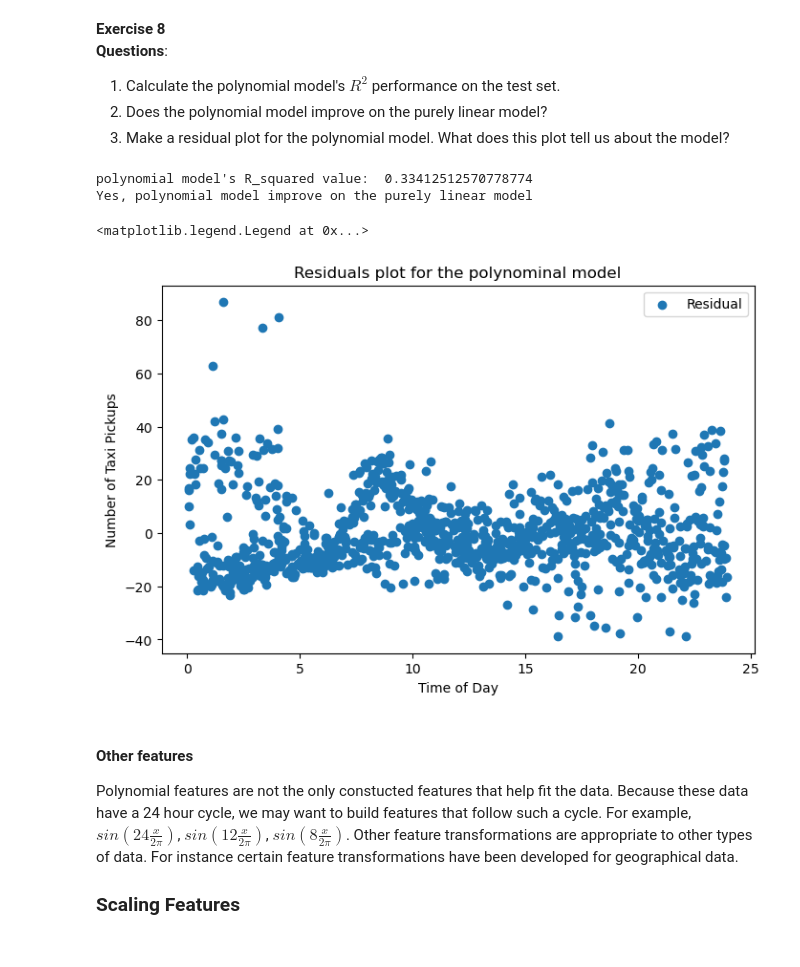
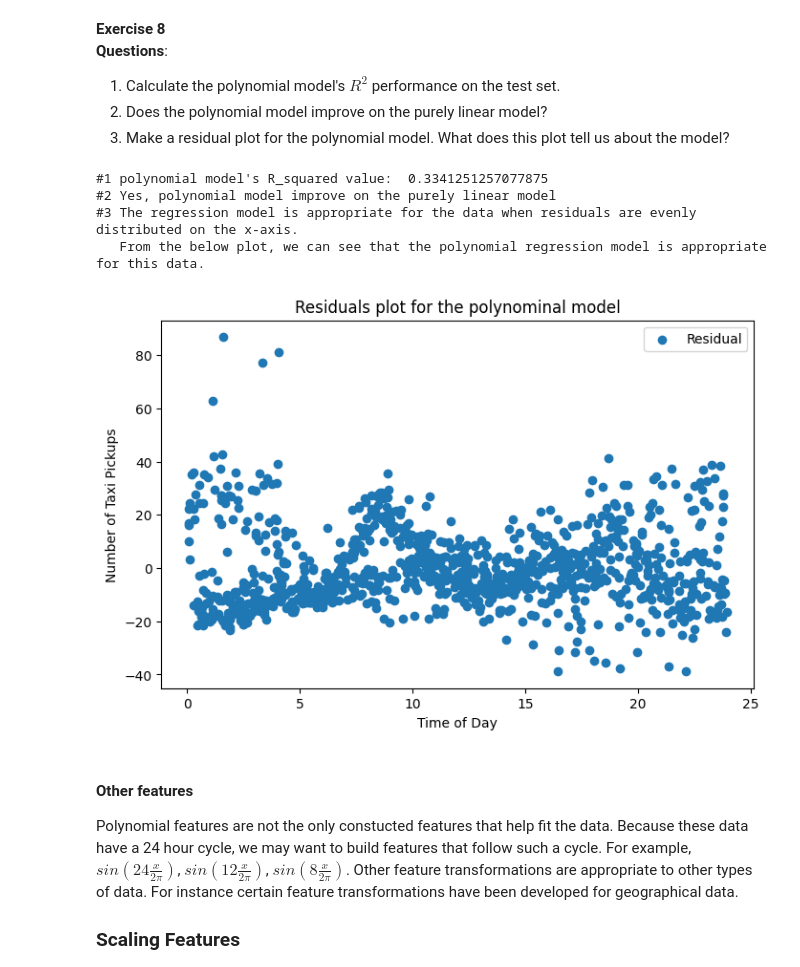
Before and after one commit to anuprid/ADS, a Jupyter notebook: homework 4/Homework4-Regression.ipynb, the cells around one changed output. Saved outputs shown, nothing was run; the diff lists cells and outputs as text; code cells hidden in the pictures.

```diff
--- a/homework 4/Homework4-Regression.ipynb
+++ b/homework 4/Homework4-Regression.ipynb
@@ -719,28 +719,30 @@ fitting expanded_train: [[6.73333333e+00 4.53377778e+01 3.05274370e+02]
 # %%
 # WRITE YOUR CODE HERE
 #1
-expanded_test_output = transformer_3.fit_transform(X_test)
-R_squared = fitted_cab_model3.score(expanded_test_output, y_test)
-print("polynomial model's R_squared value: ", R_squared)
+expanded_test = transformer_3.fit_transform(X_test)
+R_squared = fitted_cab_model3.score(expanded_test, y_test)
+print("#1 polynomial model's R_squared value: ", R_squared)
 #2
-print("Yes, polynomial model improve on the purely linear model")
+print("#2 Yes, polynomial model improve on the purely linear model")
 #3
 X_matrix = transformer_3.fit_transform(X_train)
 
 prediction = fitted_cab_model3.predict(X_matrix)
 residual = y_train - prediction
 fig, ax = plt.subplots(1,1, figsize=(8,5))
 plt.scatter(X_train, residual, label="Residual")
-#plt.axhline(0, color='k')
 plt.title("Residuals plot for the polynominal model")
 plt.ylabel("Number of Taxi Pickups")
 plt.xlabel("Time of Day")
 plt.legend()
+
+print('#3 The regression model is appropriate for the data when residuals are evenly distributed on the x-axis.\n   From the below plot, we can see that the polynomial regression model is appropriate for this data.')
 # %% [output]
-polynomial model's R_squared value:  0.33412512570778774
-Yes, polynomial model improve on the purely linear model
+#1 polynomial model's R_squared value:  0.3341251257077875
+#2 Yes, polynomial model improve on the purely linear model
+#3 The regression model is appropriate for the data when residuals are evenly distributed on the x-axis.
+   From the below plot, we can see that the polynomial regression model is appropriate for this data.
-<matplotlib.legend.Legend at 0x...>
-[figure, old version]
+[figure, new version]
 # %% [markdown]
 #### Other features
 Polynomial features are not the only constucted features that help fit the data. Because these data have a 24 hour cycle, we may want to build features that follow such a cycle. For example, $sin(24\frac{x}{2\pi})$, $sin(12\frac{x}{2\pi})$, $sin(8\frac{x}{2\pi})$. Other feature transformations are appropriate to other types of data. For instance certain feature transformations have been developed for geographical data.
```
Also changed, not shown: parts of 11 cells of this notebook, 2 other files.
